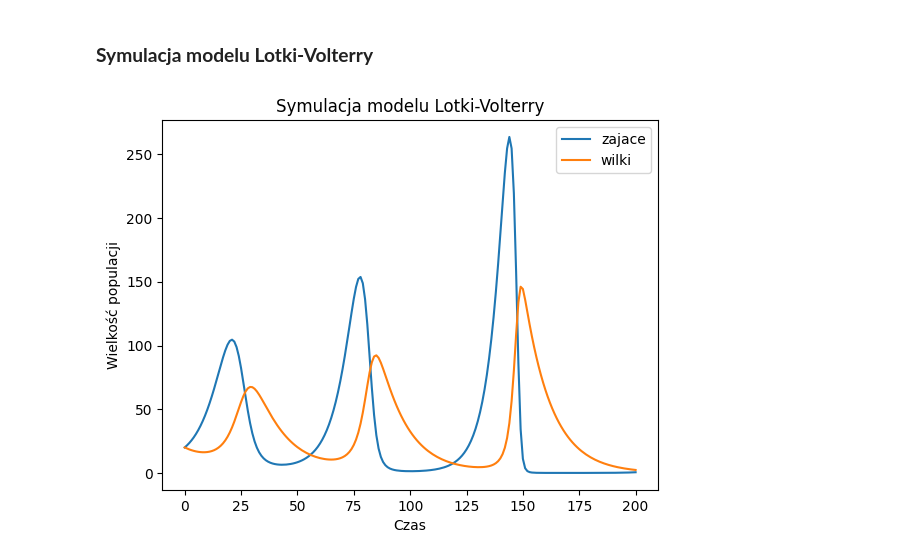
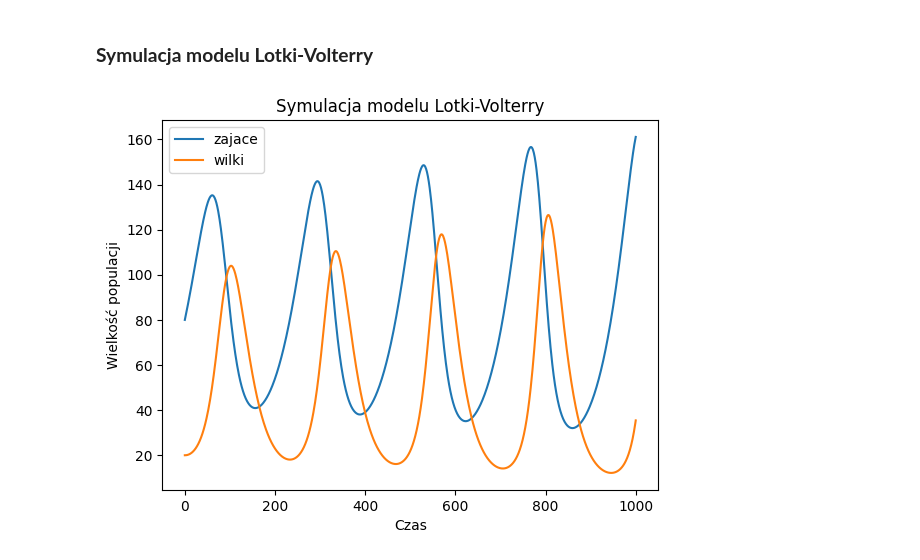
Before and after one commit to rafglo/ODE, a Jupyter notebook: projekt.ipynb, the cells around one changed output. Saved outputs shown, nothing was run; the diff lists cells and outputs as text; code cells hidden in the pictures.

```diff
--- a/projekt.ipynb
+++ b/projekt.ipynb
@@ -162,20 +162,20 @@ def populacje(Z_0, W_0, a, b, r, s, n, h):
     return zajace, wilki
 # %%
 import matplotlib.pyplot as plt
-a = 0.03
-b = 0.33
-r = 1
-s = 0.4
-n = 200
+a = 0.002
+b = 1.25
+r = 0.1
+s = 0.2
+n = 1000
 h = 0.2
 ts = [i for i in range(0, n+1)]
-zajace, wilki = populacje(20, 20, a, b, r, s, n, h)
+zajace, wilki = populacje(80, 20, a, b, r, s, n, h)
 plt.plot(ts, zajace, label="zajace")
 plt.plot(ts, wilki, label="wilki")
 plt.xlabel("Czas")
 plt.ylabel("Wielkość populacji")
 plt.legend(loc="best")
 plt.title("Symulacja modelu Lotki-Volterry")
 plt.show()
 # %% [output]
-[figure, old version]
+[figure, new version]
```
Also changed, not shown: parts of 6 cells of this notebook.
